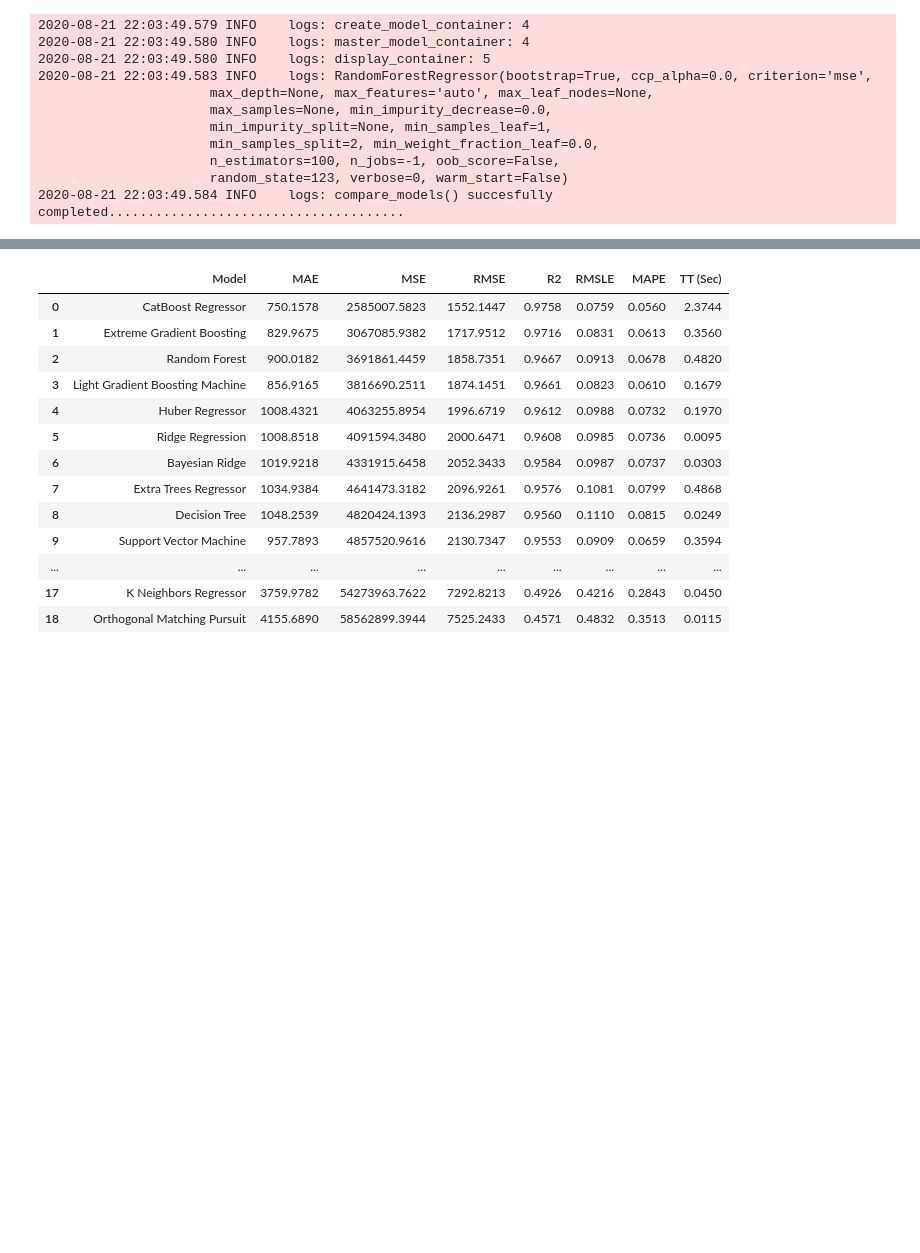
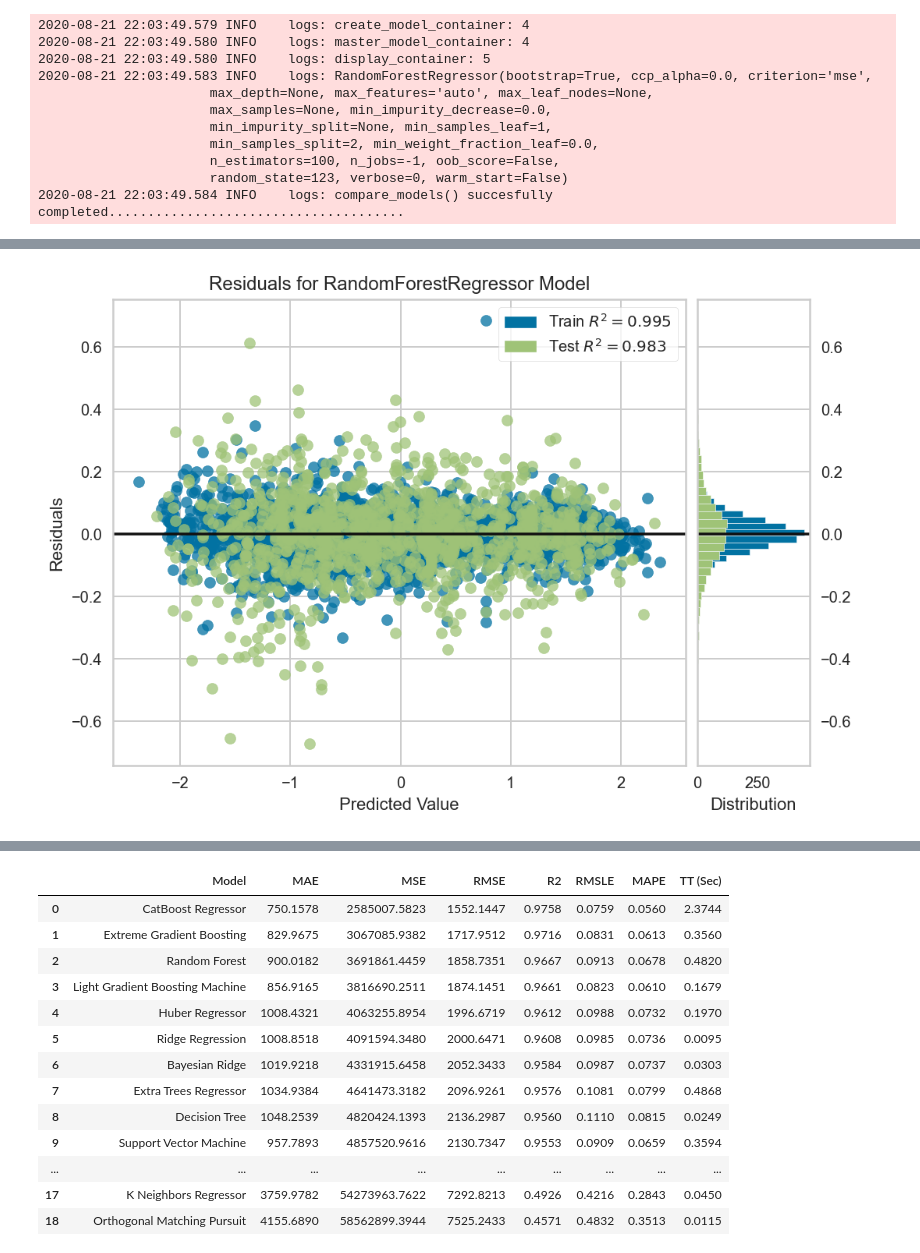
Before and after one commit to shubhamsoniXom/DARK, a Jupyter notebook: notebooks/Rapid_modeling_experiments.ipynb, the cells around one changed output, grey strips where cells are left out. Cells and saved outputs as stored; diff of their text form; code cells hidden in the pictures; blank space fills up the shorter version.

```diff
--- a/notebooks/Rapid_modeling_experiments.ipynb
+++ b/notebooks/Rapid_modeling_experiments.ipynb
@@ -222,0 +227,4 @@ plot_model(rf)
+# %%
+plot_model(rf, scale=2)
+# %% [output]
+[figure, added]
```
Also changed, not shown: parts of 9 cells of this notebook, 16 other files.
